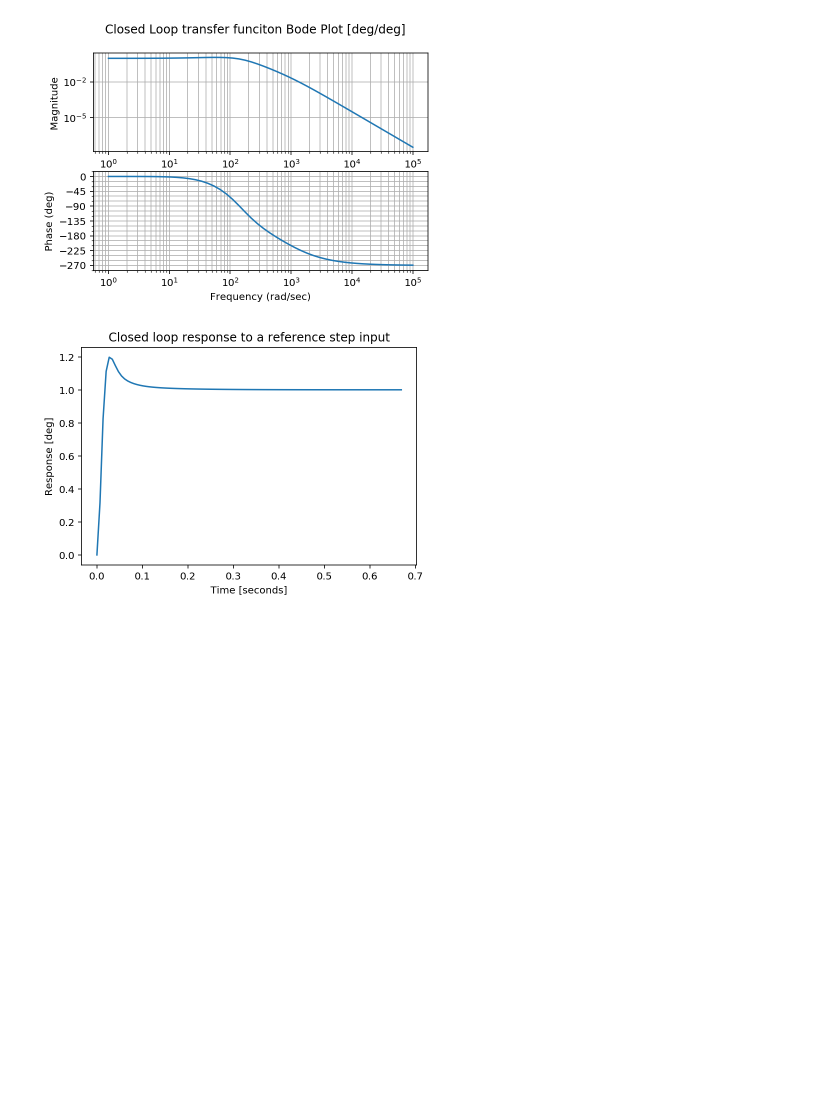
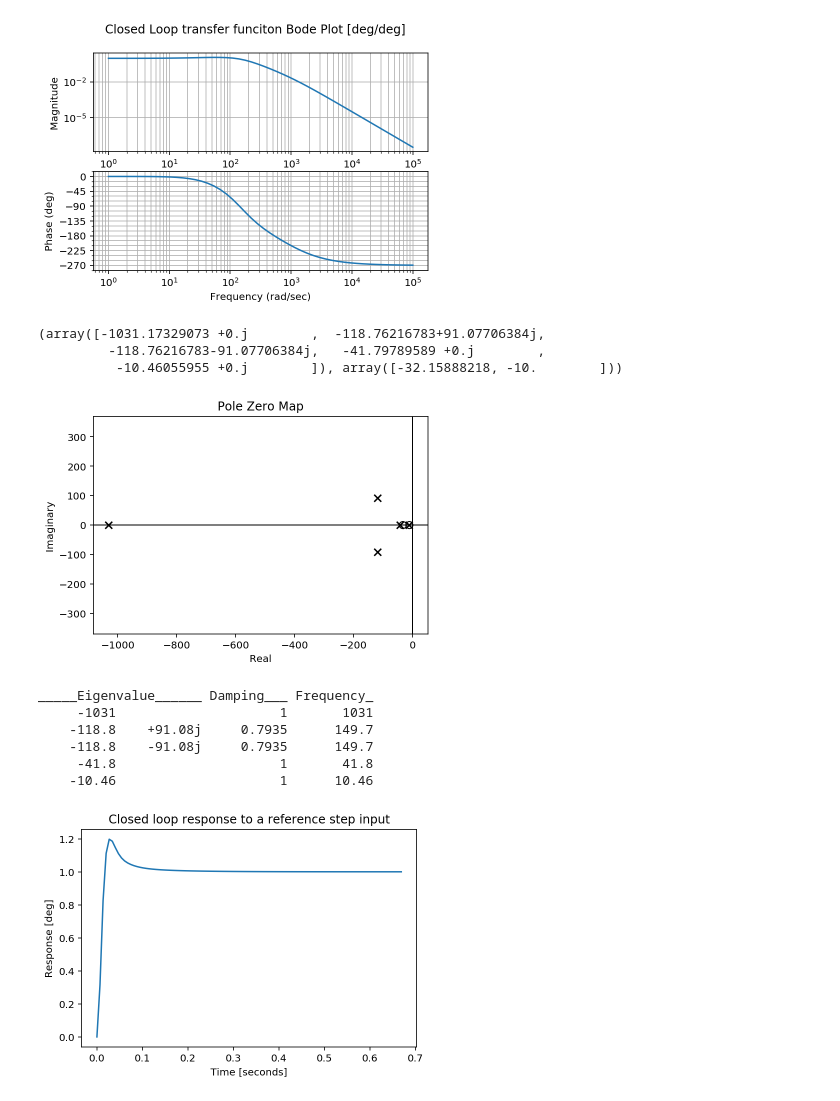
Before and after one commit to mbrijbhushan/mechatronics, a Jupyter notebook: Motor_lab_template.ipynb, the cells around one changed output. Drawn from its saved outputs; the diff is of its cells as text; code cells hidden in the pictures; blank space fills up the shorter version.

```diff
--- a/Motor_lab_template.ipynb
+++ b/Motor_lab_template.ipynb
@@ -182,6 +203,22 @@ bode_plot(CL);
 plt.suptitle('Closed Loop transfer funciton Bode Plot [deg/deg]');
 # %% [output]
 [figure]
+# %%
+pzmap(CL) #Pole zero map of the closed loop transfer function (array returns pole and zero locations)
+# %% [output]
+(array([-1031.17329073 +0.j        ,  -118.76216783+91.07706384j,
+         -118.76216783-91.07706384j,   -41.79789589 +0.j        ,
+          -10.46055955 +0.j        ]), array([-32.15888218, -10.        ]))
+[figure, added]
+# %%
+damp(CL); #Get damping ratio and natural frequency of Closed loop poles
+# %% [output]
+_____Eigenvalue______ Damping___ Frequency_
+     -1031                     1       1031
+    -118.8    +91.08j     0.7935      149.7
+    -118.8    -91.08j     0.7935      149.7
+     -41.8                     1       41.8
+    -10.46                     1      10.46
 # %%
 t,y = step_response(CL)
 plt.plot(t,y);
```
Also changed, not shown: parts of 4 cells of this notebook.
